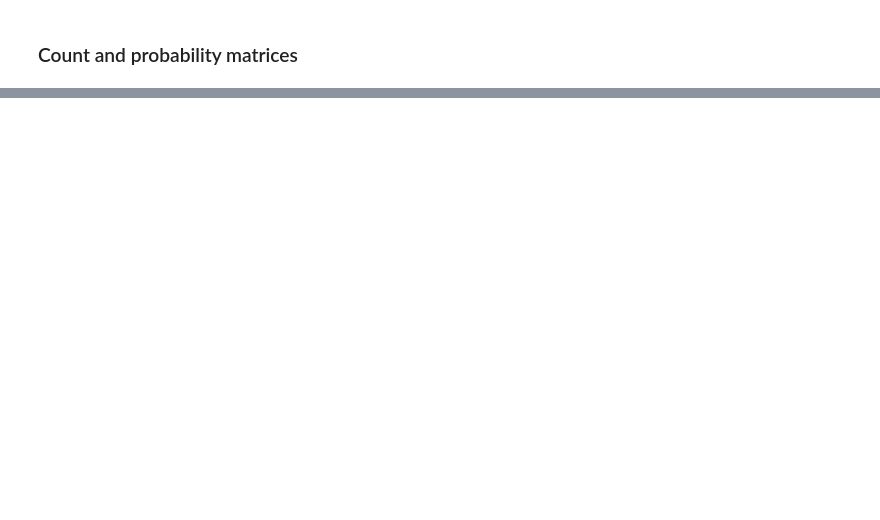
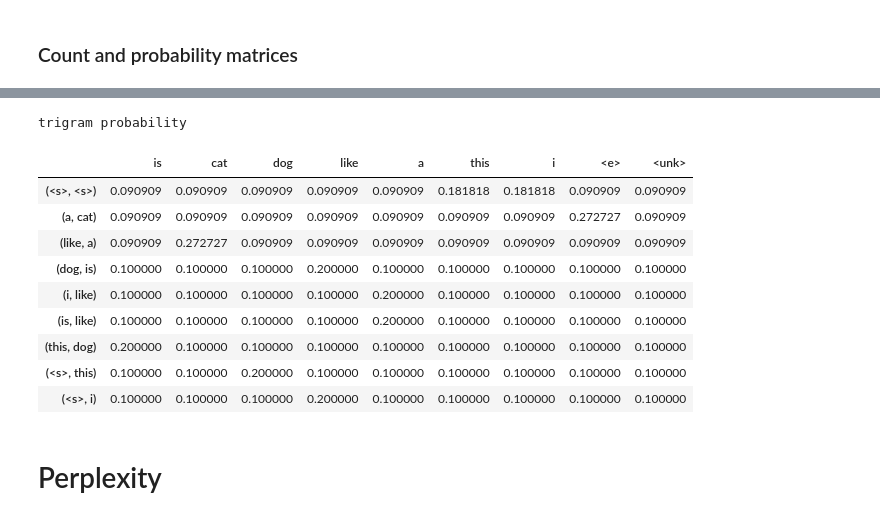
Before and after one commit to yeesem/Natural-Laguage-Processing, a Jupyter notebook: Auto_Complete.ipynb, the cells around one changed output, grey strips where cells are left out. Cells and saved outputs as stored; diff of their text form; code cells hidden in the pictures; blank space fills up the shorter version.

```diff
--- a/Auto_Complete.ipynb
+++ b/Auto_Complete.ipynb
@@ -402,0 +471,13 @@ estimate_probabilities(["<s>", "<s>"], bigram_counts, trigram_counts, unique_wor
+# %%
+def make_probability_matrix(n_plus_gram_counts, vocabulary, k):
+  count_matrix = make_count_matrix(n_plus_gram_counts, vocabulary)
+  count_matrix += k
+  prob_matrix = count_matrix.div(count_matrix.sum(axis = 1), axis = 0)
+  return prob_matrix
+# %%
+sentences = [['i', 'like', 'a', 'cat'],
+                 ['this', 'dog', 'is', 'like', 'a', 'cat']]
+unique_words = list(set(sentences[0] + sentences[1]))
+bigram_counts = count_n_grams(sentences, 2)
+print("bigram probabilities")
+display(make_probability_matrix(bigram_counts, unique_words, k=1))
@@ -402,0 +495,18 @@ estimate_probabilities(["<s>", "<s>"], bigram_counts, trigram_counts, unique_wor
+# %%
+print("trigram probability")
+trigram_counts = count_n_grams(sentences, 3)
+display(make_probability_matrix(trigram_counts, unique_words, k=1))
+# %% [output]
+trigram probability
+|  | is | cat | dog | like | a | this | i | <e> | <unk> |
+| (<s>, <s>) | 0.090909 | 0.090909 | 0.090909 | 0.090909 | 0.090909 | 0.181818 | 0.181818 | 0.090909 | 0.090909 |
+| (a, cat) | 0.090909 | 0.090909 | 0.090909 | 0.090909 | 0.090909 | 0.090909 | 0.090909 | 0.272727 | 0.090909 |
+| (like, a) | 0.090909 | 0.272727 | 0.090909 | 0.090909 | 0.090909 | 0.090909 | 0.090909 | 0.090909 | 0.090909 |
+| (dog, is) | 0.100000 | 0.100000 | 0.100000 | 0.200000 | 0.100000 | 0.100000 | 0.100000 | 0.100000 | 0.100000 |
+| (i, like) | 0.100000 | 0.100000 | 0.100000 | 0.100000 | 0.200000 | 0.100000 | 0.100000 | 0.100000 | 0.100000 |
+| (is, like) | 0.100000 | 0.100000 | 0.100000 | 0.100000 | 0.200000 | 0.100000 | 0.100000 | 0.100000 | 0.100000 |
+| (this, dog) | 0.200000 | 0.100000 | 0.100000 | 0.100000 | 0.100000 | 0.100000 | 0.100000 | 0.100000 | 0.100000 |
+| (<s>, this) | 0.100000 | 0.100000 | 0.200000 | 0.100000 | 0.100000 | 0.100000 | 0.100000 | 0.100000 | 0.100000 |
+| (<s>, i) | 0.100000 | 0.100000 | 0.100000 | 0.200000 | 0.100000 | 0.100000 | 0.100000 | 0.100000 | 0.100000 |
+# %% [markdown]
+# Perplexity
```
Also changed, not shown: parts of 9 cells of this notebook.
